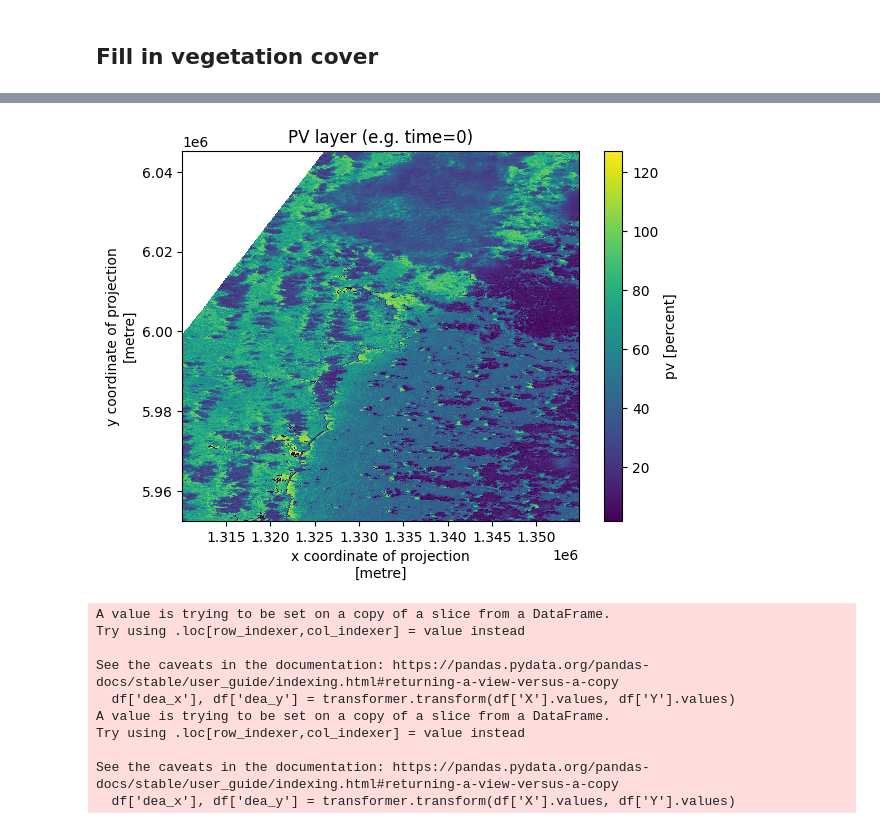
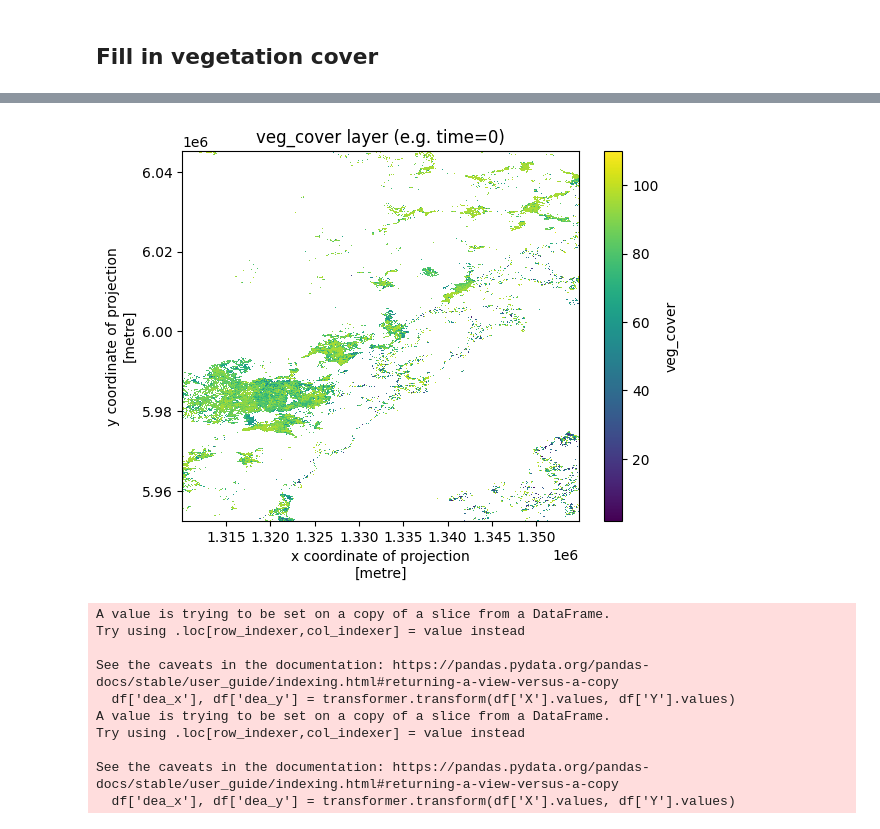
Before and after one commit to DiaPorntipa/nssn-fmc-data-compilation, a Jupyter notebook: Codes/Nick_phd_data_compilation.ipynb, the cells around one changed output, grey strips where cells are left out. Cells and saved outputs as stored; diff of their text form; code cells hidden in the pictures.

Commit message:
Used veg_cover data with cloud filtering and rolling weighted average

```diff
--- a/Codes/Nick_phd_data_compilation.ipynb
+++ b/Codes/Nick_phd_data_compilation.ipynb
@@ -420,7 +422,7 @@ memory usage: 8.2 MB
 
 import xarray as xr
 
-veg_cover_data_path = os.path.join(working_dir, "Data", "DEA_Fractional_cover_PV.nc")
+veg_cover_data_path = os.path.join(working_dir, "Data", "Vegetation_cover", "veg_cover_phd.nc")
 veg_ds = xr.open_dataset(veg_cover_data_path)
 print("The actual crs of the veg_ds is EPSG:32754. The attribute was incorrectly saved when downloading the data.")
 veg_ds
@@ -444,15 +446,15 @@ Attributes:
     geospatial_lon_max:     150.49468538513284
     geospatial_lon_units:   degrees_east
 # %%
-# Visualise PV of the first time step
+# Visualise veg_cover of the first time step
 
 import matplotlib.pyplot as plt
 
-veg_ds["pv"].isel(time=0).plot()
-plt.title("PV layer (e.g. time=0)")
+veg_ds["veg_cover"].isel(time=0).plot()
+plt.title("veg_cover layer (e.g. time=0)")
 plt.show()
 # %% [output]
-[figure, old version]
+[figure, new version]
 # %%
 # Find coordinate of each observations in EPSG:32754
 
```
Also changed, not shown: parts of 16 cells of this notebook.
